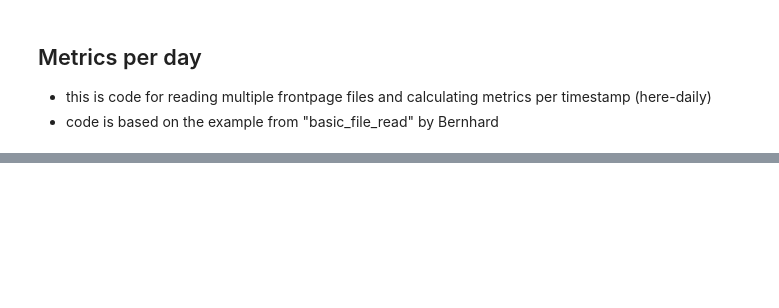
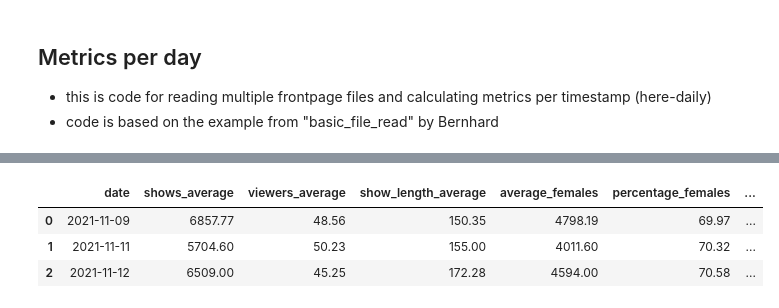
Before and after one commit to bernorieder/SexCams, a Jupyter notebook: timestamp_calc_day.ipynb, the cells around one changed output, grey strips where cells are left out. Cells and saved outputs as stored; diff of their text form; code cells hidden in the pictures; blank space fills up the shorter version.

```diff
--- a/timestamp_calc_day.ipynb
+++ b/timestamp_calc_day.ipynb
@@ -54,0 +100,34 @@ df.to_csv('daily_averages.csv',index=False)
+# %%
+daily_avgs = []
+
+# next step is to iterate over array to calculate daily averages
+for date in daily_dict:
+    #for each date calculate
+    daily_shows_avg = np.mean(daily_dict[date]["perf_counts"]) #average length of page (number of performances)
+    daily_views_avg = sum(daily_dict[date]["view_sums"]) / sum(daily_dict[date]["perf_counts"]) #average number of viewers per day
+    daily_length_avg = sum(daily_dict[date]["show_length_sums"]) / sum(daily_dict[date]["perf_counts"]) #average length of show per day
+    daily_female_avg = np.mean(daily_dict[date]["female_counts"])
+    daily_female_percent = sum(daily_dict[date]["female_counts"]) / sum(daily_dict[date]["perf_counts"]) * 100
+    daily_male_avg = np.mean(daily_dict[date]["male_counts"])
+    daily_male_percent = sum(daily_dict[date]["male_counts"]) / sum(daily_dict[date]["perf_counts"]) * 100
+    daily_trans_avg = np.mean(daily_dict[date]["trans_counts"])
+    daily_trans_percent = sum(daily_dict[date]["trans_counts"]) / sum(daily_dict[date]["perf_counts"]) * 100
+    daily_couple_avg = np.mean(daily_dict[date]["couple_counts"])
+    daily_couple_percent = sum(daily_dict[date]["couple_counts"]) / sum(daily_dict[date]["perf_counts"]) * 100
+
+
+    #then add everything to a nice dictionary
+    daily_avgs.append({'date':date,'shows_average':round(daily_shows_avg, 2), 'viewers_average':round(daily_views_avg, 2), 'show_length_average':round(daily_length_avg, 2),
+                        'average_females':round(daily_female_avg,2), 'percentage_females':round(daily_female_percent,2), 'average_males':round(daily_male_avg,2), 'percentage_males':round(daily_male_percent,2),
+                        'average_trans':round(daily_trans_avg,2), 'percentage_trans':round(daily_trans_percent,2), 'average_couples':round(daily_couple_avg), 'percentage_couples':round(daily_couple_percent,2)})
+    #print(daily_avgs)
+
+#and make a dataframe from the dictionary
+df = pd.DataFrame.from_dict(daily_avgs)
+df.to_csv('daily_averages.csv',index=False) #and save it as a csv file
+df
+# %% [output]
+|  | date | shows_average | viewers_average | show_length_average | average_females | percentage_females | ... |
+| 0 | 2021-11-09 | 6857.77 | 48.56 | 150.35 | 4798.19 | 69.97 | ... |
+| 1 | 2021-11-11 | 5704.60 | 50.23 | 155.00 | 4011.60 | 70.32 | ... |
+| 2 | 2021-11-12 | 6509.00 | 45.25 | 172.28 | 4594.00 | 70.58 | ... |
```
Also changed, not shown: parts of 9 cells of this notebook.
